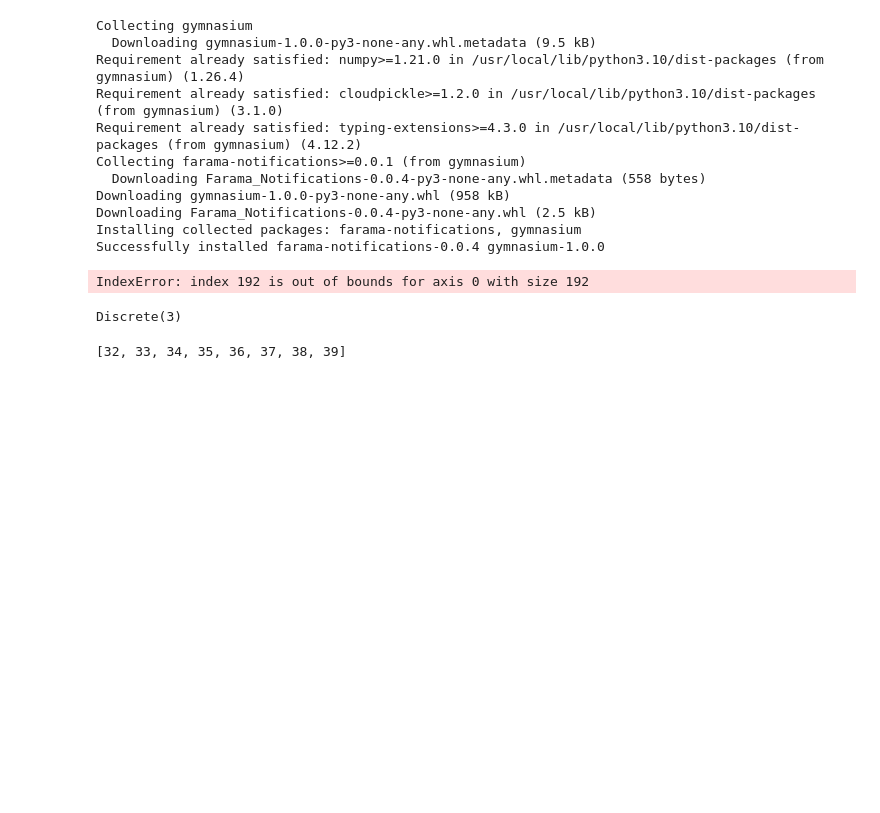
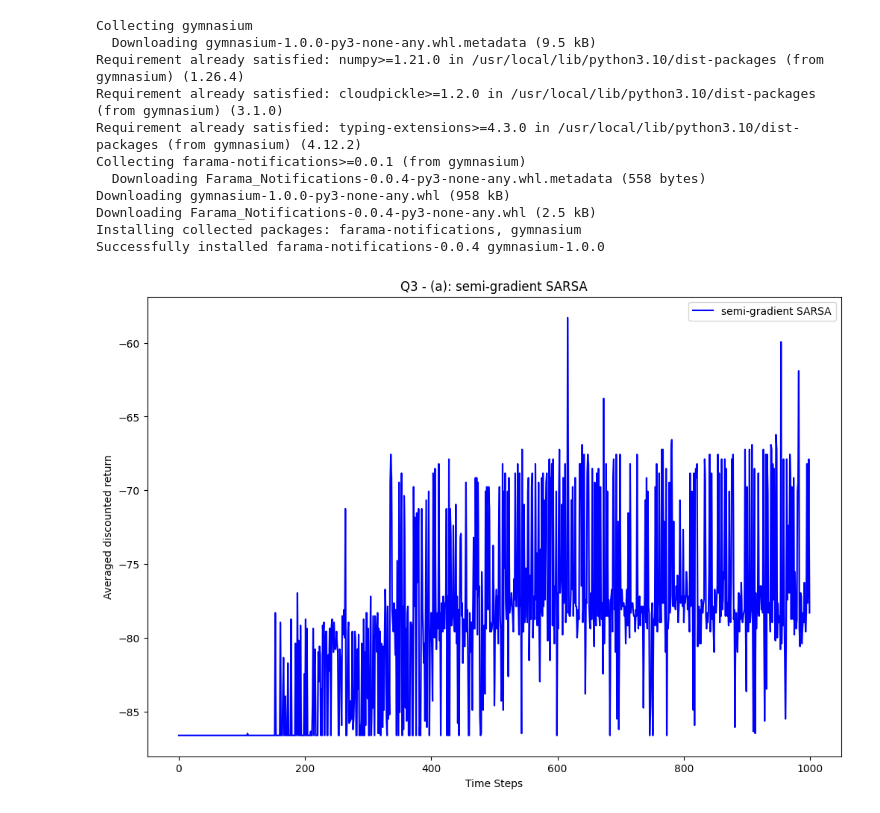
Before and after one commit to arjunjyothieswarb/CS5180, a Jupyter notebook: Assignment7/ex7_24fall.ipynb, the cells around one changed output. Cells and saved outputs as stored; diff of their text form; code cells hidden in the pictures; blank space fills up the shorter version.

```diff
--- a/Assignment7/ex7_24fall.ipynb
+++ b/Assignment7/ex7_24fall.ipynb
@@ -982,7 +982,7 @@ class MountainSARSAAgent():
         self.params = info
 
         self.action_num = 3
-        self.weights_fn = np.zeros(64 * self.action_num)
+        self.weights_fn = np.zeros(64 * self.action_num * 8)
 
         self.tile_num = 8
         self.iht = tiles3.IHT(4096)
@@ -990,7 +990,7 @@ class MountainSARSAAgent():
 
     def _get_state_action_feature(self, state, action):
         tile_indices = tiles3.tiles(self.iht, 8, [8*state[0]/(0.6+1.2), 8*state[1]/(0.07+0.07)], [action])
-        feature = np.zeros(64 * self.action_num)
+        feature = np.zeros(64 * self.action_num * 8)
 
         for tile_ind in tile_indices:
             feature[tile_ind] = 1
@@ -1088,43 +1088,34 @@ if __name__ == "__main__":
 
     # set hyper-parameters
     params = {
-        "episode_num": 100,
+        "episode_num": 1000,
         "alpha": 0.01,
         "gamma": 0.99,
         "epsilon": 0.1
     }
 
     # set running trials; You can trial run_trial = 5 to debug
     run_trial = 1
 
     # run experiment for the Tile-based method
     results_tile = []
 
     # create the environment
     my_env = gym.make("MountainCar-v0")
 
     for _ in range(run_trial):
 
 
         # run semi-gradient SARSA with Tile-based method with tile size n = 2
         my_agent = MountainSARSAAgent(my_env, params)
         res = my_agent.run()
 
         # save result for each running trial
         results_tile.append(np.array(res))
 
     plot_curves([np.array(results_tile)],
             ["semi-gradient SARSA"],
             ["b"],
             "Averaged discounted return", "Q3 - (a): semi-gradient SARSA")
 # %% [output]
-IndexError: index 192 is out of bounds for axis 0 with size 192
+[figure, added]
-# %%
-# Making the environment
-env = gym.make("MountainCar-v0")
-
-obs, info = env.reset()
-obs, r, done, trunc, _ = env.step(1)
-print(env.action_space)
-# %% [output]
-Discrete(3)
@@ -1135,4 +1121,0 @@ tile_indices = tiles3.tiles(a, 8, [8*0.6/(0.6+1.2), 8*0.07/(0.07+0.07)], [2])
-# %%
-print(tile_indices)
-# %% [output]
-[32, 33, 34, 35, 36, 37, 38, 39]
```
Also changed, not shown: parts of 3 cells of this notebook.
